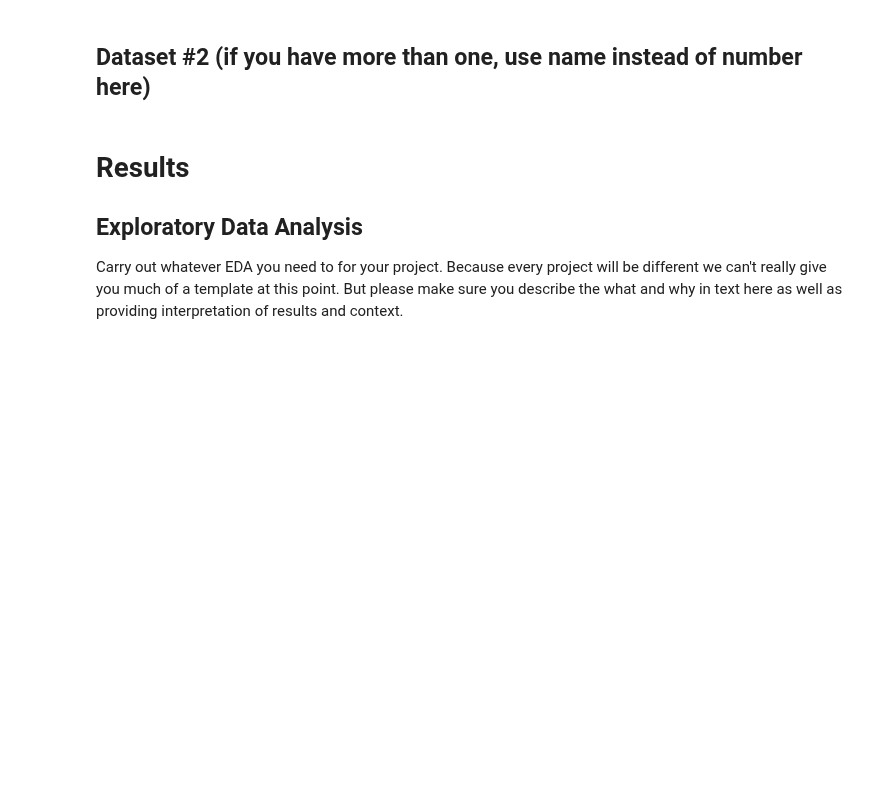
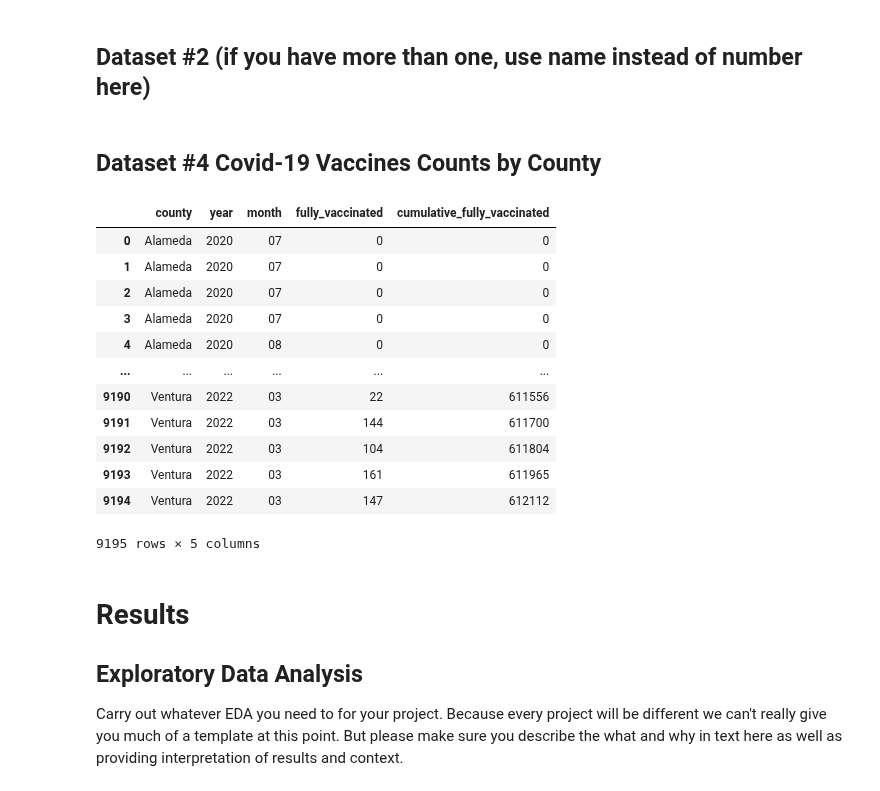
Before and after one commit to COGS108/Group022_WI24, a Jupyter notebook: EDACheckpoint_Group022_WI24.ipynb, the cells around one changed output. Cells and saved outputs as stored; diff of their text form; code cells hidden in the pictures; blank space fills up the shorter version.

```diff
--- a/EDACheckpoint_Group022_WI24.ipynb
+++ b/EDACheckpoint_Group022_WI24.ipynb
@@ -124,6 +124,54 @@ crime_df
 # %%
 ## YOUR CODE TO LOAD/CLEAN/TIDY/WRANGLE THE DATA GOES HERE
 ## FEEL FREE TO ADD MULTIPLE CELLS PER SECTION
+# %% [markdown]
+## Dataset #4 Covid-19 Vaccines Counts by County
+# %%
+vaccine_df = pd.read_csv('covid19vaccinesbycounty.csv')
+vaccine_df
+
+# top 15 counties in CA by population
+counties = ['Los Angeles' , 'San Diego' , 'Orange' , 'Riverside' , 'San Bernardino' , 'Santa Clara', 'Alameda', 'Sacramento', 'Contra Costa', 'Fresno', 'Kern', 'Ventura',  'San Joaquin', 'San Francisco', 'San Mateo']
+
+# inclule only the 15 counties in df
+vaccine_df = vaccine_df[vaccine_df['county'].isin(counties)]
+vaccine_df.reset_index(inplace=True)
+
+# include the administered_date from March 2020 - March 2022
+vaccine_df = vaccine_df[vaccine_df['administered_date'].between('2020-03-01', '2022-03-31')]
+vaccine_df.reset_index(inplace=True)
+
+# drop the unwanted columns
+vaccine_df.drop(columns=['level_0', 'index', 'california_flag', 'up_to_date_count', 'cumulative_up_to_date_count'], inplace=True)
+
+# only keeping the informative columns
+vaccine_df = vaccine_df[['county', 'administered_date', 'fully_vaccinated', 'cumulative_fully_vaccinated']]
+vaccine_df
+
+# split the adminstered_date into year and month for merging the data later on
+date_parts = vaccine_df['administered_date'].str.split('-', expand=True)
+vaccine_df['year'] = date_parts[0]
+vaccine_df['month'] = date_parts[1]
+vaccine_df
+
+# rearrange the information
+vaccine_df = vaccine_df.drop(columns=['administered_date'])
+vaccine_df = vaccine_df[['county', 'year', 'month', 'fully_vaccinated', 'cumulative_fully_vaccinated']]
+vaccine_df
+# %% [output]
+|  | county | year | month | fully_vaccinated | cumulative_fully_vaccinated |
+| 0 | Alameda | 2020 | 07 | 0 | 0 |
+| 1 | Alameda | 2020 | 07 | 0 | 0 |
+| 2 | Alameda | 2020 | 07 | 0 | 0 |
+| 3 | Alameda | 2020 | 07 | 0 | 0 |
+| 4 | Alameda | 2020 | 08 | 0 | 0 |
+| ... | ... | ... | ... | ... | ... |
+| 9190 | Ventura | 2022 | 03 | 22 | 611556 |
+| 9191 | Ventura | 2022 | 03 | 144 | 611700 |
+| 9192 | Ventura | 2022 | 03 | 104 | 611804 |
+| 9193 | Ventura | 2022 | 03 | 161 | 611965 |
+| 9194 | Ventura | 2022 | 03 | 147 | 612112 |
+9195 rows × 5 columns
 # %% [markdown]
 # Results
 
```
Also changed, not shown: parts of 4 cells of this notebook.
